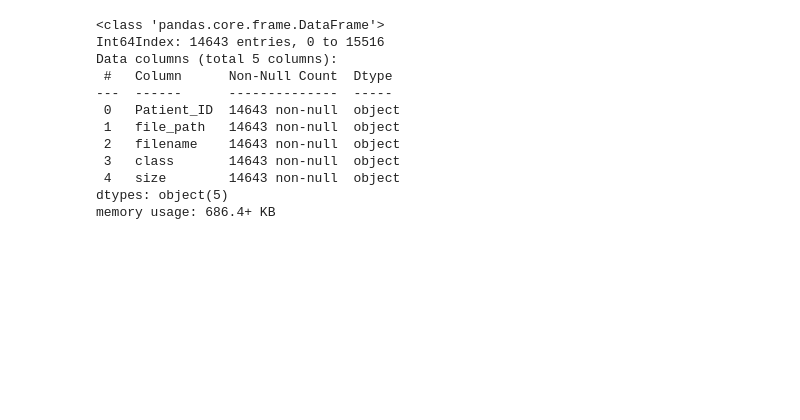
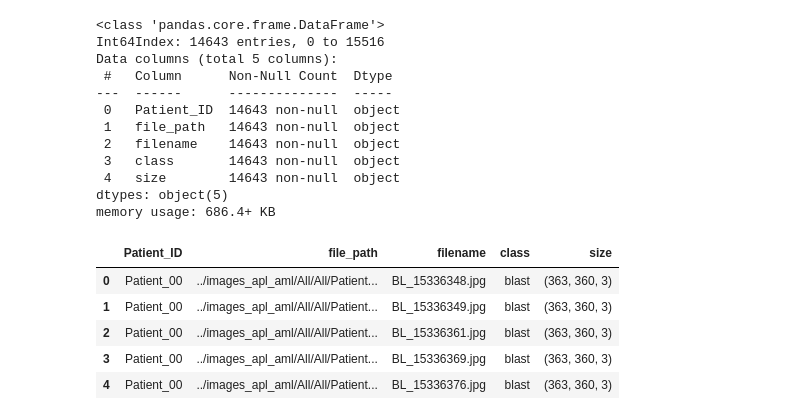
Before and after one commit to lbernard9/bloodcells, a Jupyter notebook: 0_data/2-Base APL-AML.ipynb, the cells around one changed output. Cells and saved outputs as stored; diff of their text form; code cells hidden in the pictures; blank space fills up the shorter version.

```diff
--- a/0_data/2-Base APL-AML.ipynb
+++ b/0_data/2-Base APL-AML.ipynb
@@ -432,0 +436,9 @@ data_apl_aml.to_csv("../base_apl_aml.csv")
+# %%
+data_apl_aml.head()
+# %% [output]
+|  | Patient_ID | file_path | filename | class | size |
+| 0 | Patient_00 | ../images_apl_aml/All/All/Patient... | BL_15336348.jpg | blast | (363, 360, 3) |
+| 1 | Patient_00 | ../images_apl_aml/All/All/Patient... | BL_15336349.jpg | blast | (363, 360, 3) |
+| 2 | Patient_00 | ../images_apl_aml/All/All/Patient... | BL_15336361.jpg | blast | (363, 360, 3) |
+| 3 | Patient_00 | ../images_apl_aml/All/All/Patient... | BL_15336369.jpg | blast | (363, 360, 3) |
+| 4 | Patient_00 | ../images_apl_aml/All/All/Patient... | BL_15336376.jpg | blast | (363, 360, 3) |
```
Also changed, not shown: parts of 5 cells of this notebook, 6 other files.
